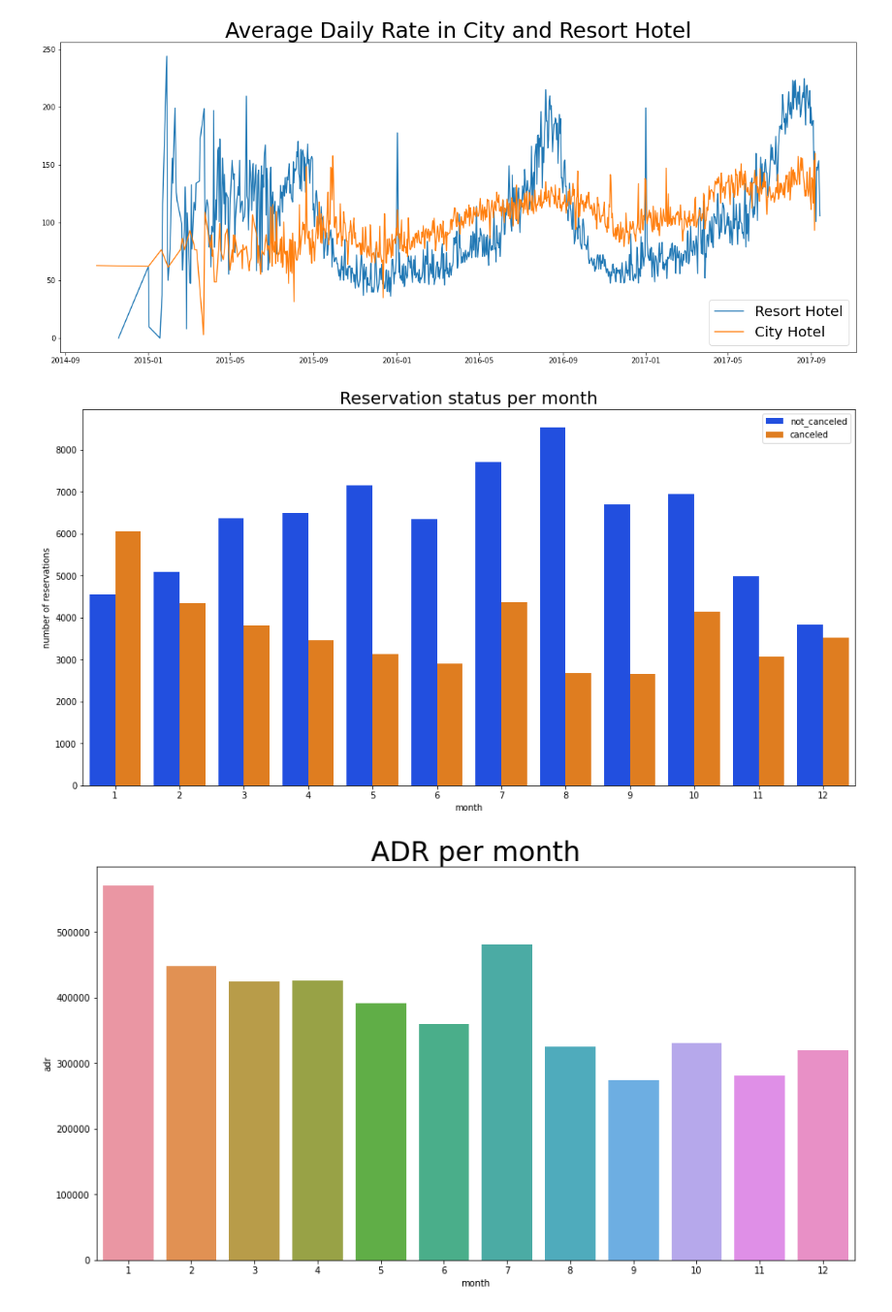
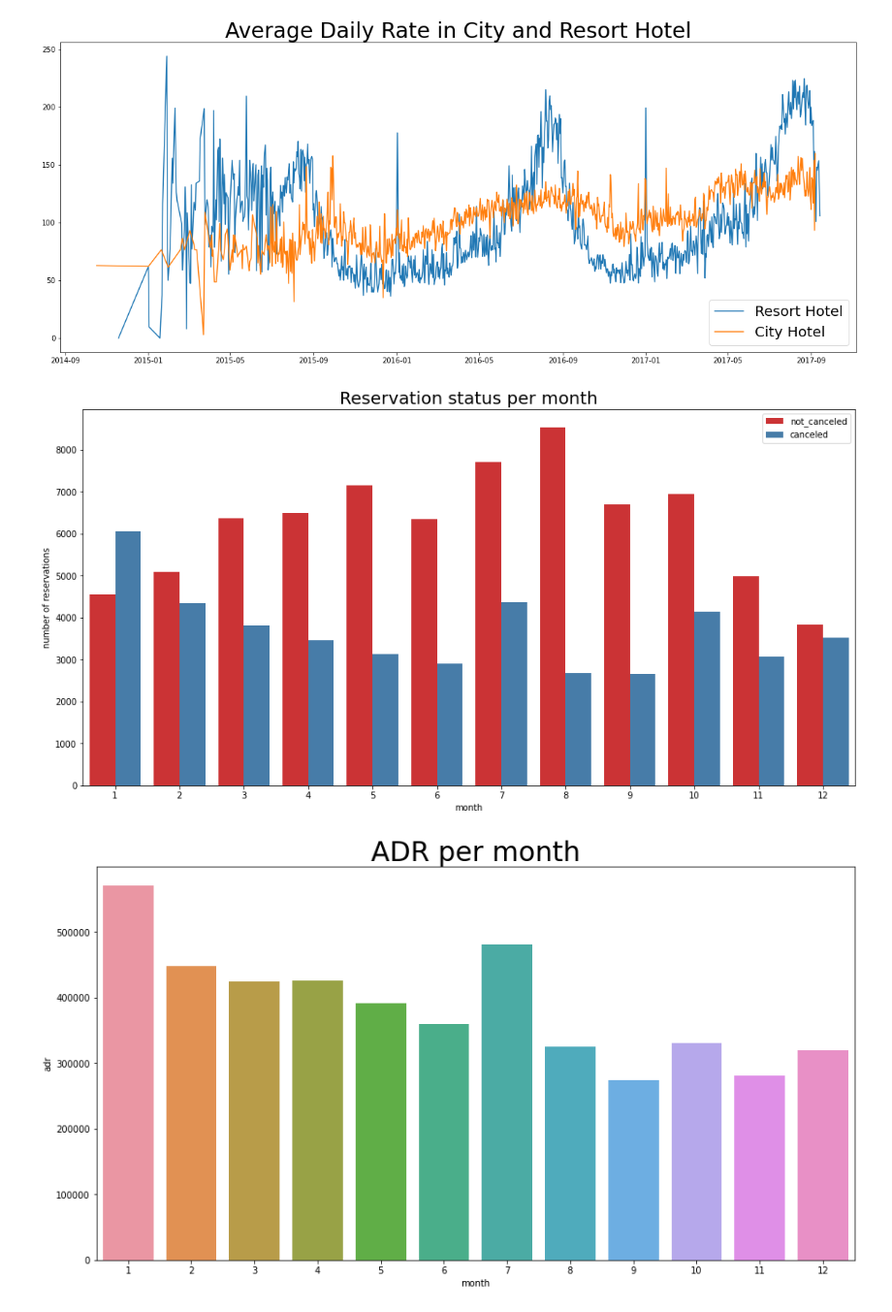
Before and after one commit to MichaelCerna/Analysis-of-Elevated-Cancellation-Rates-among-Hotel-booking-data, a Jupyter notebook: Analysis of Elevated Cancellation Rates among Hotel's booking data.ipynb, the cells around one changed output. Shown at 97% size. Drawn from its saved outputs; the diff is of its cells as text; code cells hidden in the pictures.

```diff
--- a/Analysis of Elevated Cancellation Rates among Hotel's booking data.ipynb
+++ b/Analysis of Elevated Cancellation Rates among Hotel's booking data.ipynb
@@ -250,16 +253,16 @@ plt.show()
 # %%
 df['month'] = df['reservation_status_date'].dt.month
 plt.figure(figsize = (16,8))
-ax1 = sns.countplot(x = 'month', hue = 'is_canceled', data = df, palette = 'bright')
+ax1 = sns.countplot(x = 'month', hue = 'is_canceled', data = df, palette = 'Set1')
 legend_labels,_ = ax1.get_legend_handles_labels()
 ax1.legend(bbox_to_anchor=(1,1))
 plt.title('Reservation status per month', size = 20)
 plt.xlabel('month')
 plt.ylabel('number of reservations')
 plt.legend(['not_canceled', 'canceled'])
 plt.show()
 # %% [output]
-[figure, old version]
+[figure, new version]
 # %%
 data = df[df['is_canceled'] == 1].groupby('month')[['adr']].sum()
 
```
Also changed, not shown: parts of 11 cells of this notebook.
